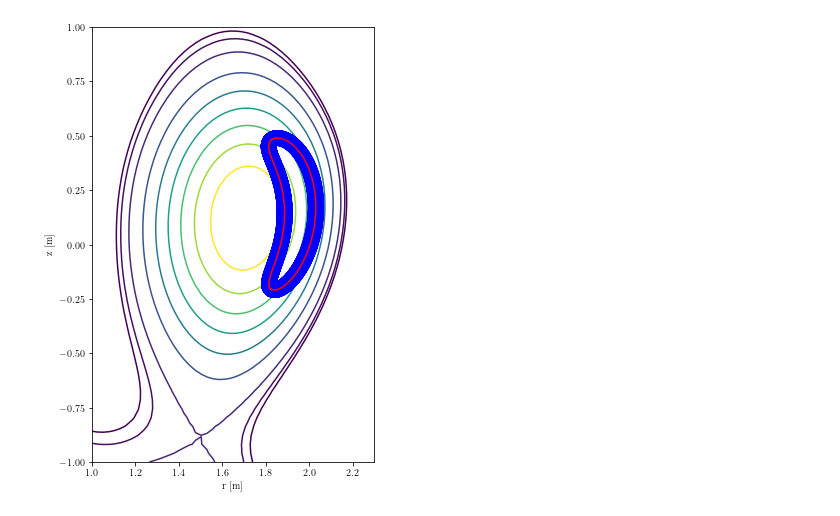
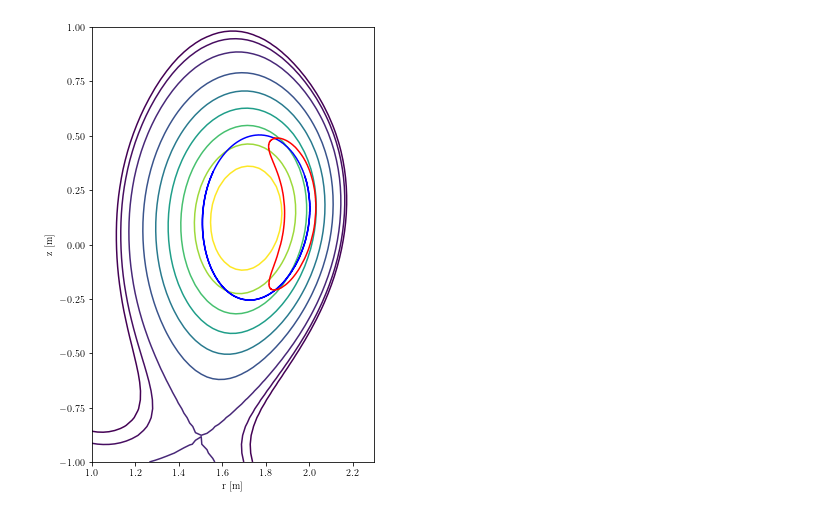
Before and after one commit to studentenherz/Minimal, a Jupyter notebook: extra/ASDEX-U.ipynb, the cells around one changed output. Saved outputs shown, nothing was run; the diff lists cells and outputs as text; code cells hidden in the pictures.

Commit message:
initial contidions to data folder plotted pasant and trapped

```diff
--- a/extra/ASDEX-U.ipynb
+++ b/extra/ASDEX-U.ipynb
@@ -45,30 +45,30 @@ plt.rcParams.update({
 # %%
 fig, ax = plt.subplots()
 
 ax.contour(R, Z, Psi, [-0.15, -0.1, 0.0025, 0.2, 0.4, 0.6, 0.8, 1.0, 1.2])
 ax.set_aspect('equal', adjustable='box')
 # ax.axis('off')
 ax.set_xlabel('r [m]')
 ax.set_ylabel('z [m]')
 
 
 plt.rcParams['figure.figsize'] = [12, 8]
 
 dir = '/home/maxwell/Physics/2. IB/Maestría/[1] Trabajo de Tesis/code/Minimal/build'
 
 a = 0.5 # scale factor
-orbit_data = np.loadtxt(f'{dir}/trapped.dat')
-r = orbit_data[:,1] * a
-z = orbit_data[:,3] * a
+orbit_data = np.loadtxt(f'{dir}/orbits/gc/pasante.dat')
+r = orbit_data[:,0] * a
+z = orbit_data[:,2] * a
 
 ax.plot(r, z, 'b')
-orbit_data = np.loadtxt(f'{dir}/gc_out.dat')
+orbit_data = np.loadtxt(f'{dir}/orbits/gc/part77.dat')
 r = orbit_data[:,0] * a
 z = orbit_data[:,2] * a
 
 ax.plot(r, z, 'r')
 
 
 fig.savefig('flux_surfaces.pdf', bbox_inches='tight')
 # %% [output]
-[figure, old version]
+[figure, new version]
```
Also changed, not shown: 6 other files.
